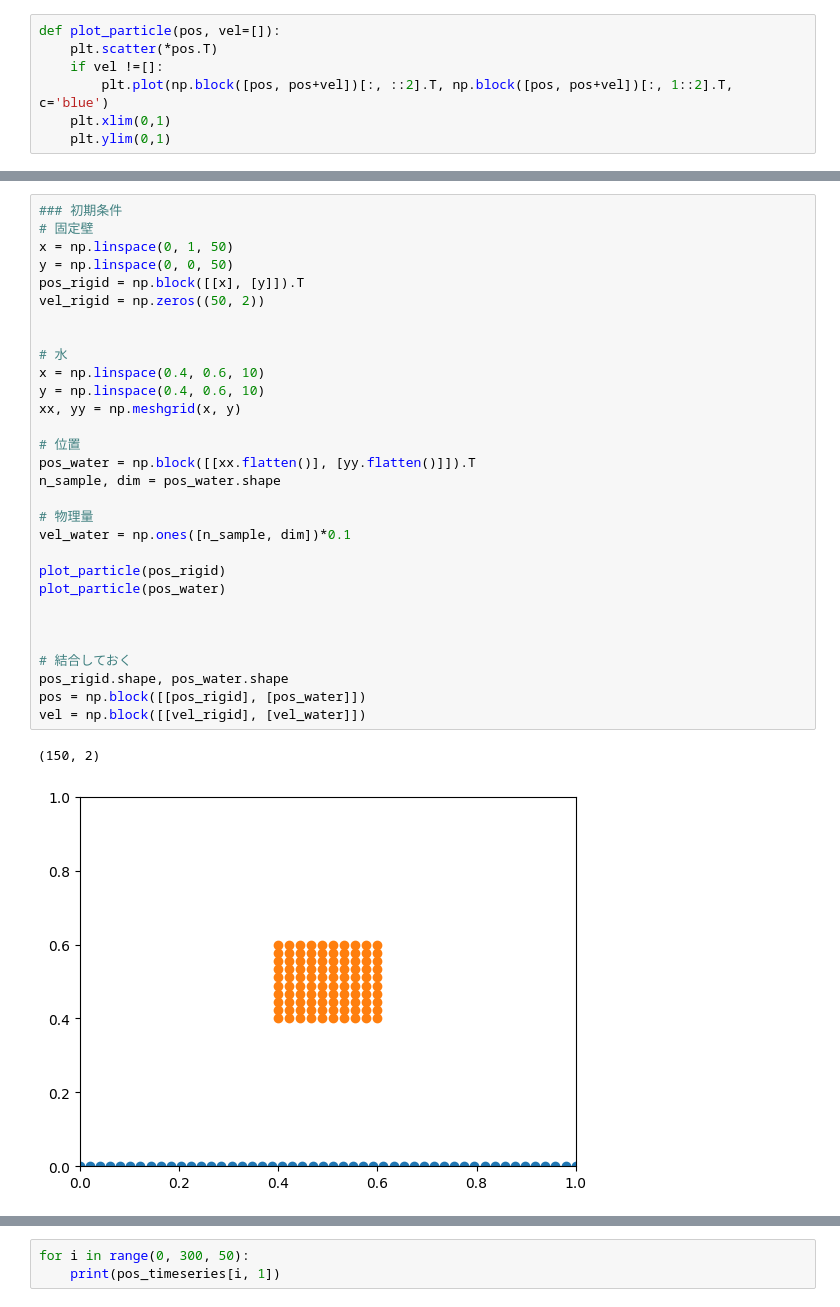
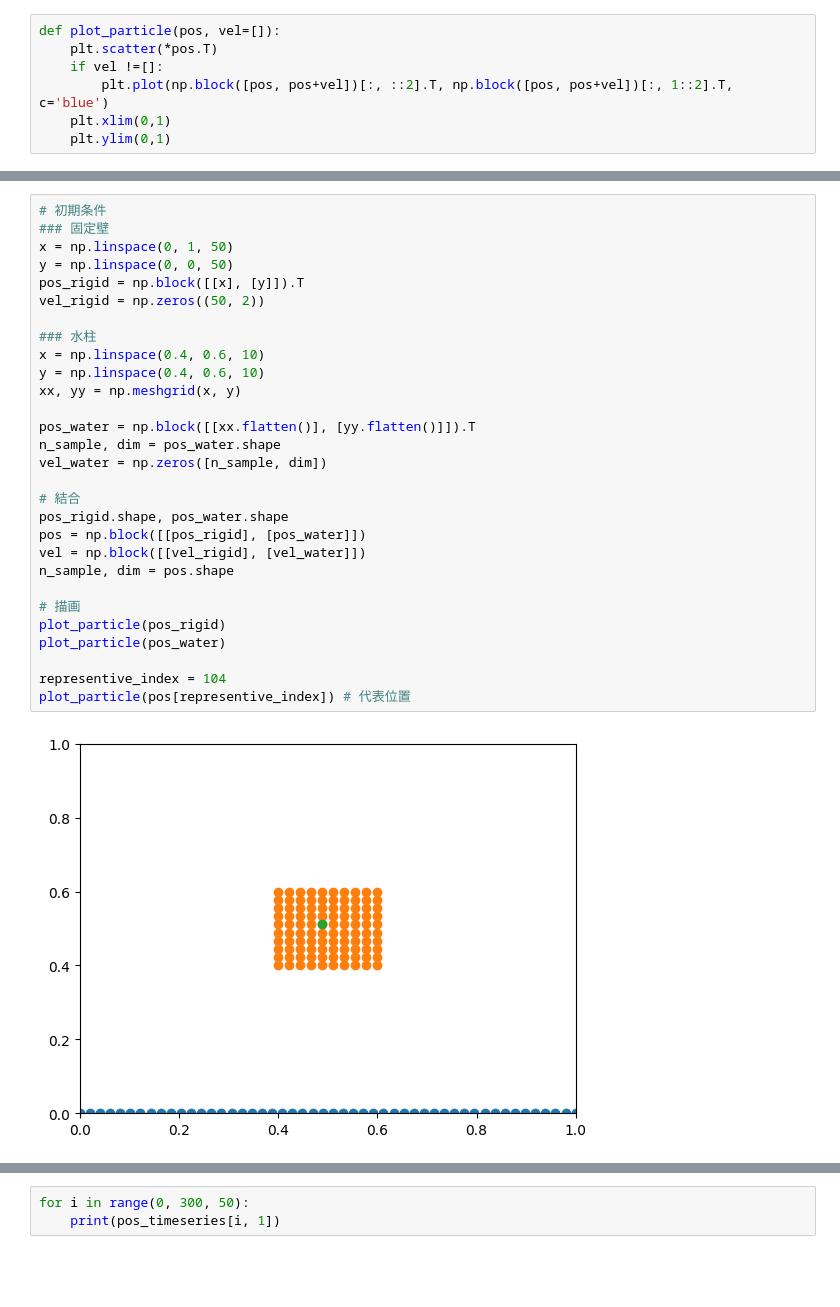
Before and after one commit to nm-dl1212/pinn, a Jupyter notebook: My_PINN_eq/mps.ipynb, the cells around one changed output, grey strips where cells are left out. Saved outputs shown, nothing was run; the diff lists cells and outputs as text; blank space fills up the shorter version.

```diff
--- a/My_PINN_eq/mps.ipynb
+++ b/My_PINN_eq/mps.ipynb
@@ -41,38 +45,36 @@ def calculate_laplacian(val, n_0, lambda_0, weight=1):
 
     return laplacian
 # %%
-### 初期条件
-# 固定壁
+# 初期条件
+### 固定壁
 x = np.linspace(0, 1, 50)
 y = np.linspace(0, 0, 50)
 pos_rigid = np.block([[x], [y]]).T
 vel_rigid = np.zeros((50, 2))
 
-
-# 水
+### 水柱
 x = np.linspace(0.4, 0.6, 10)
 y = np.linspace(0.4, 0.6, 10)
 xx, yy = np.meshgrid(x, y)
 
-# 位置
 pos_water = np.block([[xx.flatten()], [yy.flatten()]]).T
 n_sample, dim = pos_water.shape
+vel_water = np.zeros([n_sample, dim])
 
-# 物理量
-vel_water = np.ones([n_sample, dim])*0.1
+# 結合
+pos_rigid.shape, pos_water.shape
+pos = np.block([[pos_rigid], [pos_water]])
+vel = np.block([[vel_rigid], [vel_water]])
+n_sample, dim = pos.shape
 
+# 描画
 plot_particle(pos_rigid)
 plot_particle(pos_water)
 
-
-
-# 結合しておく
-pos_rigid.shape, pos_water.shape
-pos = np.block([[pos_rigid], [pos_water]])
-vel = np.block([[vel_rigid], [vel_water]])
+representive_index = 104
+plot_particle(pos[representive_index]) # 代表位置
 # %% [output]
-(150, 2)
-[figure, old version]
+[figure, new version]
 # %%
 ### 解析条件
 #時間
```
Also changed, not shown: parts of 3 cells of this notebook.
